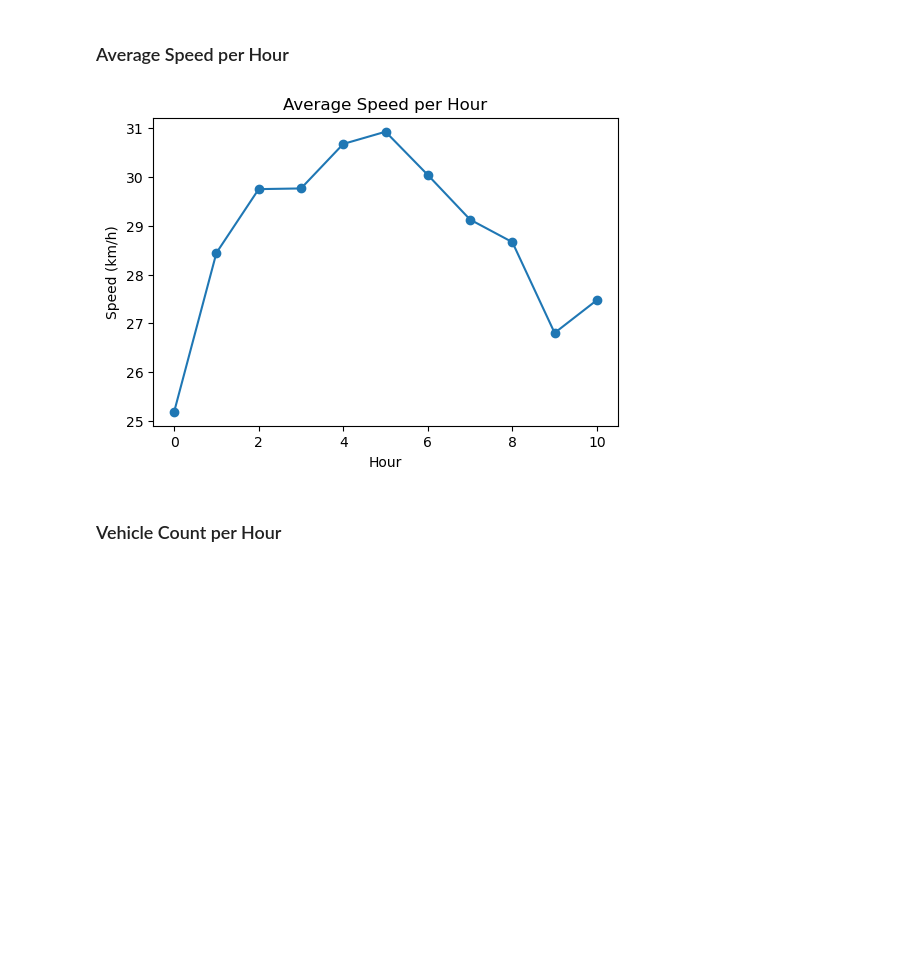
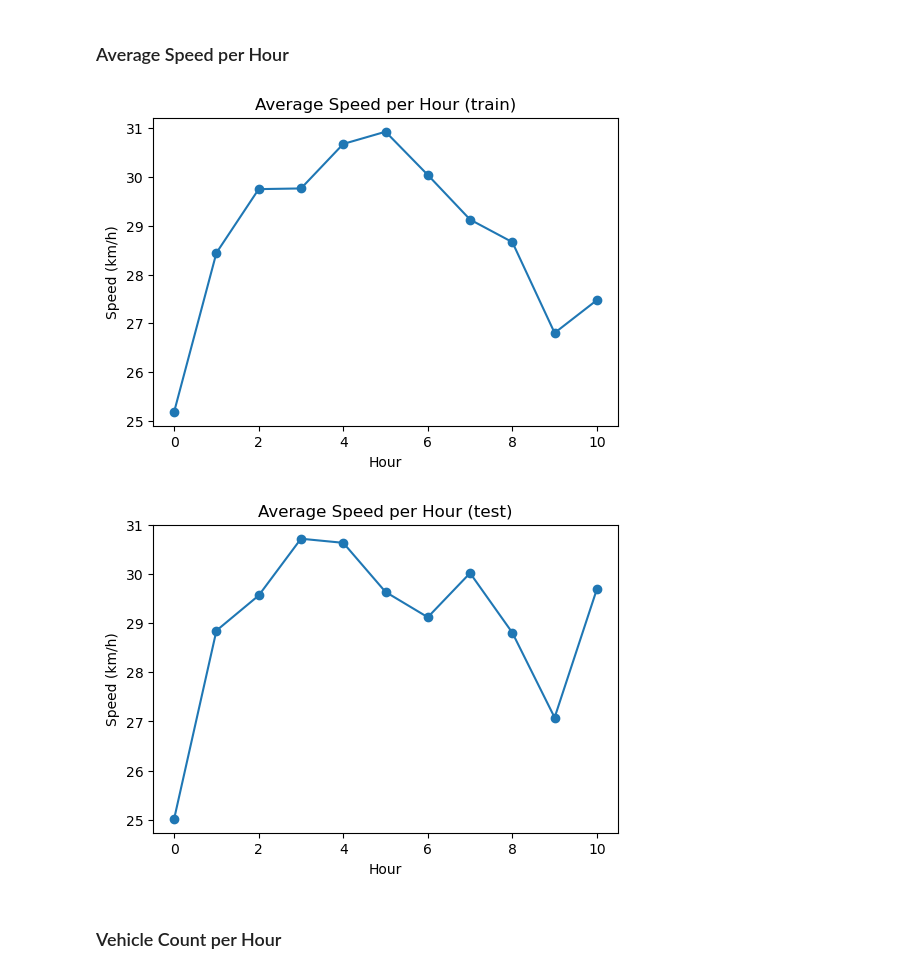
Before and after one commit to geokyr/diploma-thesis, a Jupyter notebook: dataset/dataset.ipynb, the cells around one changed output. Saved outputs shown, nothing was run; the diff lists cells and outputs as text; code cells hidden in the pictures; blank space fills up the shorter version.

```diff
--- a/dataset/dataset.ipynb
+++ b/dataset/dataset.ipynb
@@ -303,10 +328,11 @@ plt.show()
 # %% [markdown]
 ### Average Speed per Second
 # %%
-plt.figure(figsize=(10, 4))
-plt.plot(secondly["second"], secondly["avg_speed_kmh"])
-plt.title("Average Speed per Second")
-plt.xlabel("Second")
-plt.ylabel("Speed (km/h)")
-plt.show()
+for df, df_name in [(train_secondly, "train"), (test_secondly, "test")]:
+    plt.figure(figsize=(10, 4))
+    plt.plot(df["second"], df["avg_speed_kmh"])
+    plt.title(f"Average Speed per Second ({df_name})")
+    plt.xlabel("Second")
+    plt.ylabel("Speed (km/h)")
+    plt.show()
 # %% [output]
@@ -314,10 +341,11 @@ plt.show()
 # %% [markdown]
 ### Vehicle Count per Second
 # %%
-plt.figure(figsize=(10, 4))
-plt.plot(secondly["second"], secondly["vehicle_count"])
-plt.title("Vehicle Count per Second")
-plt.xlabel("Second")
-plt.ylabel("Count")
-plt.show()
+for df, df_name in [(train_secondly, "train"), (test_secondly, "test")]:
+    plt.figure(figsize=(10, 4))
+    plt.plot(df["second"], df["vehicle_count"])
+    plt.title(f"Vehicle Count per Second ({df_name})")
+    plt.xlabel("Second")
+    plt.ylabel("Count")
+    plt.show()
 # %% [output]
@@ -325,14 +354,16 @@ plt.show()
 # %% [markdown]
 ### Average Speed per Hour
 # %%
-plt.figure(figsize=(6, 4))
-plt.plot(hourly["hour"], hourly["avg_speed_kmh"], marker="o")
-plt.title("Average Speed per Hour")
-plt.xlabel("Hour")
-plt.ylabel("Speed (km/h)")
-plt.show()
+for df, df_name in [(train_hourly, "train"), (test_hourly, "test")]:
+    plt.figure(figsize=(6, 4))
+    plt.plot(df["hour"], df["avg_speed_kmh"], marker="o")
+    plt.title(f"Average Speed per Hour ({df_name})")
+    plt.xlabel("Hour")
+    plt.ylabel("Speed (km/h)")
+    plt.show()
 # %% [output]
-[figure, old version]
+[figure, new version]
+[figure, added]
 # %% [markdown]
 ### Vehicle Count per Hour
 # %%
```
Also changed, not shown: parts of 19 cells of this notebook.
